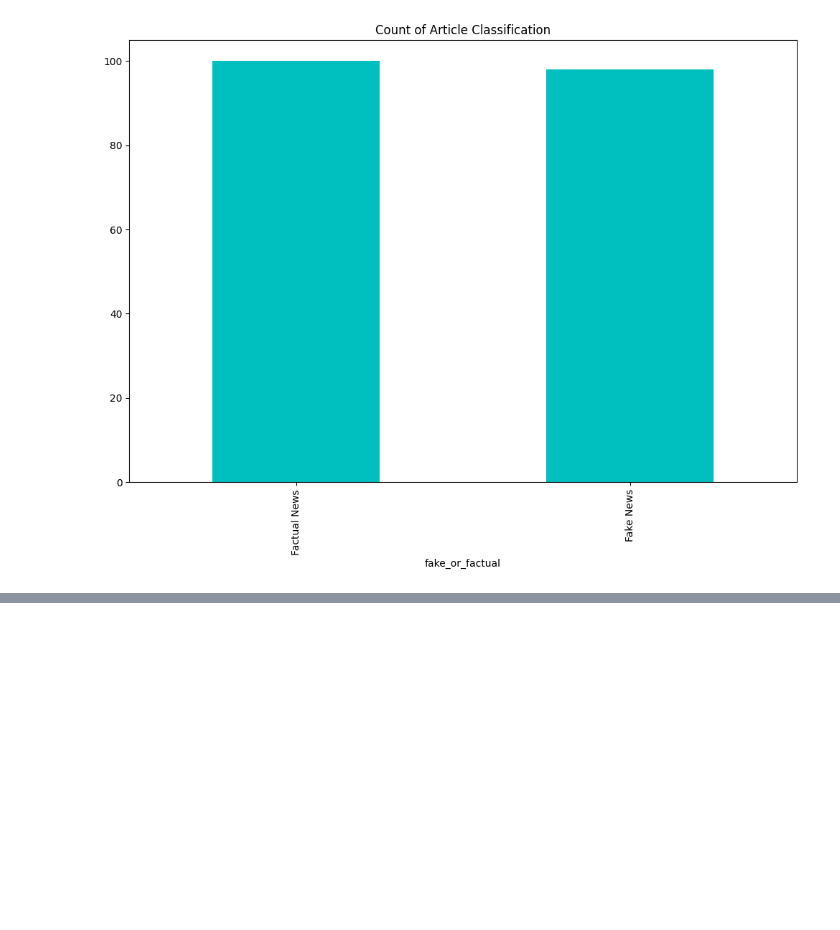
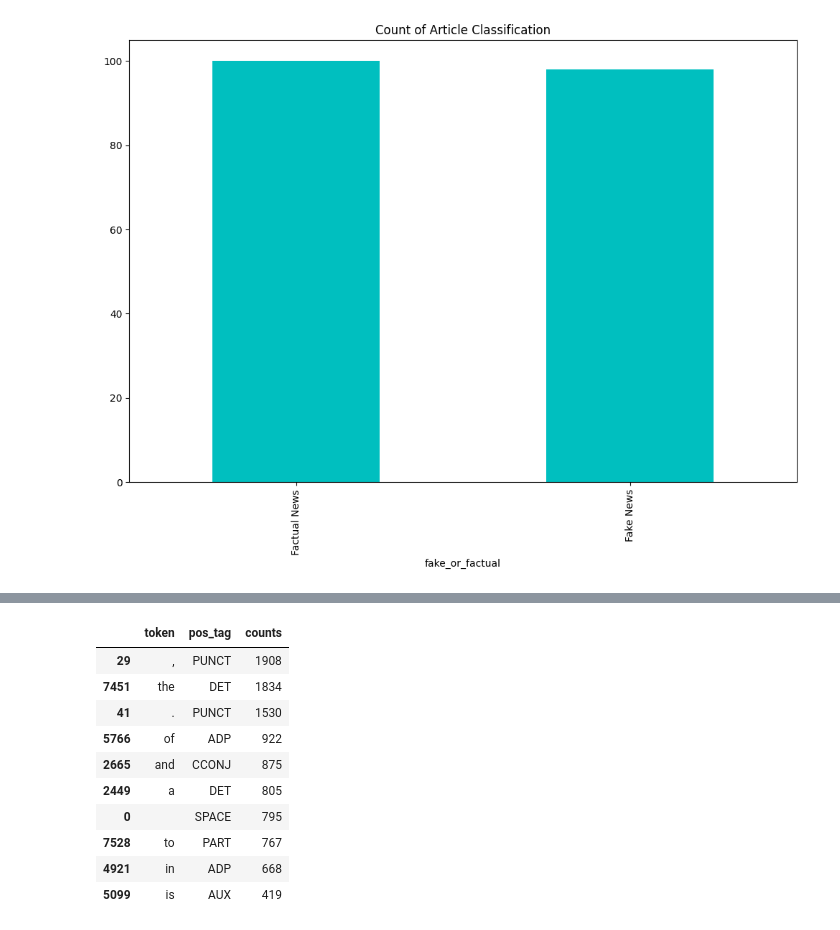
Before and after one commit to 10Vaibhav/Fake-News-Classifier, a Jupyter notebook: Fake News Categorizer.ipynb, the cells around one changed output, grey strips where cells are left out. Cells and saved outputs as stored; diff of their text form; code cells hidden in the pictures; blank space fills up the shorter version.

```diff
--- a/Fake News Categorizer.ipynb
+++ b/Fake News Categorizer.ipynb
@@ -55,0 +188,15 @@ Text(0.5, 1.0, 'Count of Article Classification')
+# %%
+pos_counts_fake = fake_tagsdf.groupby(['token', 'pos_tag']).size().reset_index(name="counts").sort_values(by="counts", ascending=False)
+pos_counts_fake.head(10)
+# %% [output]
+|  | token | pos_tag | counts |
+| 29 | , | PUNCT | 1908 |
+| 7451 | the | DET | 1834 |
+| 41 | . | PUNCT | 1530 |
+| 5766 | of | ADP | 922 |
+| 2665 | and | CCONJ | 875 |
+| 2449 | a | DET | 805 |
+| 0 |  | SPACE | 795 |
+| 7528 | to | PART | 767 |
+| 4921 | in | ADP | 668 |
+| 5099 | is | AUX | 419 |
```
Also changed, not shown: parts of 21 cells of this notebook.
